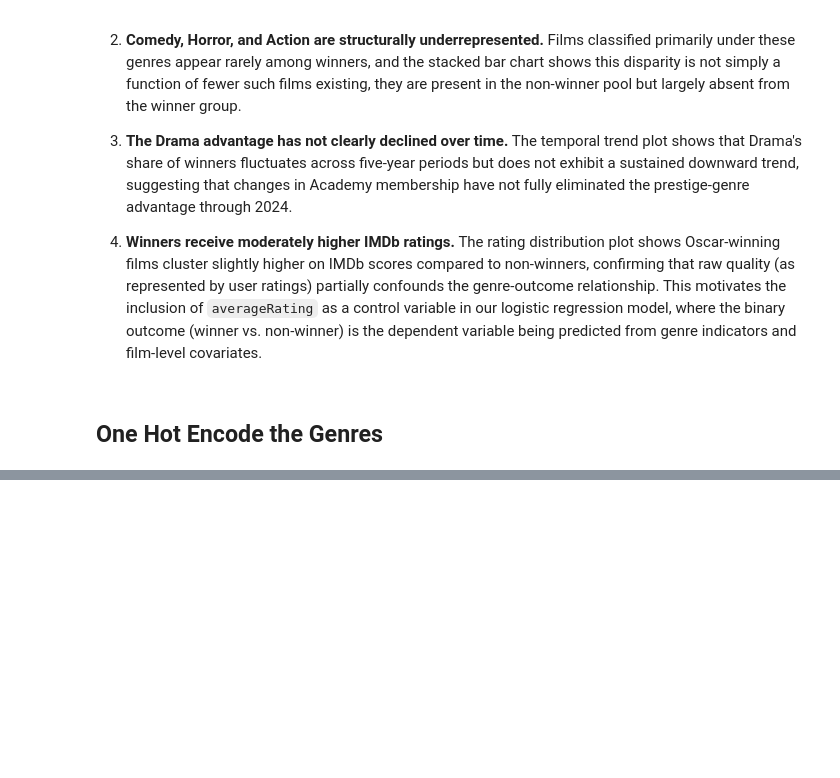
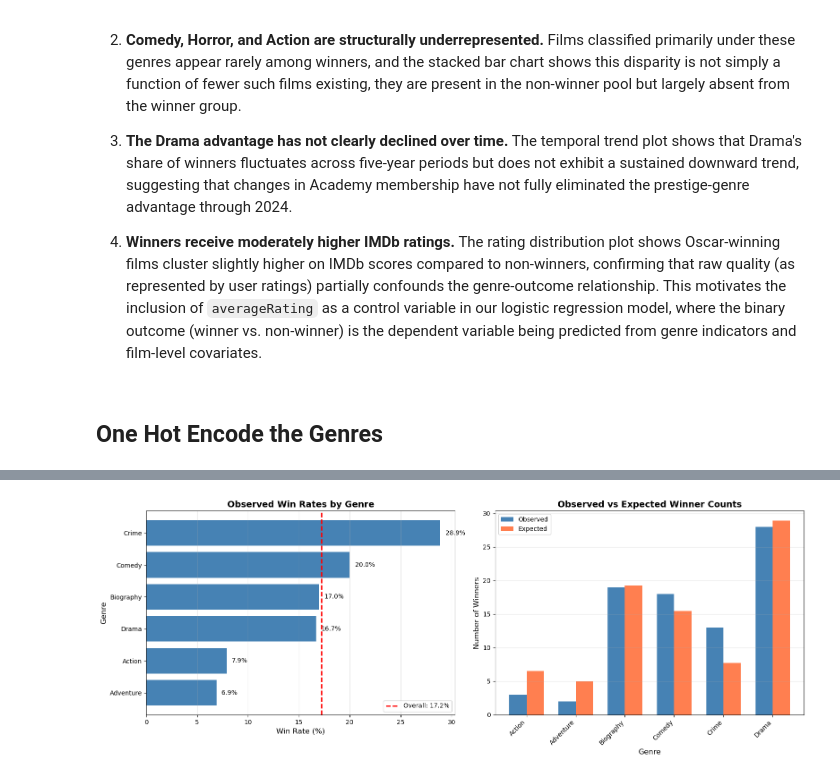
Before and after one commit to EdisonAyranisthebest/Math_189_FinalProject, a Jupyter notebook: Genre_Bias.ipynb, the cells around one changed output, grey strips where cells are left out. Cells and saved outputs as stored; diff of their text form; code cells hidden in the pictures; blank space fills up the shorter version.

```diff
--- a/Genre_Bias.ipynb
+++ b/Genre_Bias.ipynb
@@ -769,0 +958,50 @@ one_hot
+# %%
+# Plot observed vs expected win rates
+fig, axes = plt.subplots(1, 2, figsize=(16, 6))
+
+# Left plot: Observed win rates
+ax1 = axes[0]
+observed_rates = win_rates.sort_values('Win_Rate_Pct', ascending=True)
+bars1 = ax1.barh(observed_rates.index, observed_rates['Win_Rate_Pct'], color='steelblue')
+
+# Add value labels
+for i, (idx, row) in enumerate(observed_rates.iterrows()):
+    ax1.text(row['Win_Rate_Pct'] + 0.5, i,
+             f"{row['Win_Rate_Pct']:.1f}%",
+             va='center', fontsize=10)
+
+overall_win_rate = (chi_df['outcome'].mean() * 100)
+ax1.axvline(overall_win_rate, color='red', linestyle='--', linewidth=2,
+            label=f'Overall: {overall_win_rate:.1f}%')
+
+ax1.set_xlabel('Win Rate (%)', fontsize=12)
+ax1.set_ylabel('Genre', fontsize=12)
+ax1.set_title('Observed Win Rates by Genre', fontsize=14, fontweight='bold')
+ax1.legend()
+ax1.grid(axis='x', alpha=0.3)
+
+# Right plot: Observed vs Expected counts
+ax2 = axes[1]
+x = np.arange(len(contingency_no_margins))
+width = 0.35
+
+observed_wins = contingency_no_margins[1].values
+expected_wins = expected_df['Won (expected)'].values
+
+bars1 = ax2.bar(x - width/2, observed_wins, width, label='Observed', color='steelblue')
+bars2 = ax2.bar(x + width/2, expected_wins, width, label='Expected', color='coral')
+
+ax2.set_xlabel('Genre', fontsize=12)
+ax2.set_ylabel('Number of Winners', fontsize=12)
+ax2.set_title('Observed vs Expected Winner Counts', fontsize=14, fontweight='bold')
+ax2.set_xticks(x)
+ax2.set_xticklabels(contingency_no_margins.index, rotation=45, ha='right')
+ax2.legend()
+ax2.grid(axis='y', alpha=0.3)
+
+plt.tight_layout()
+plt.show()
+
+print()
+# %% [output]
+[figure, added]
```
Also changed, not shown: parts of 34 cells of this notebook.
